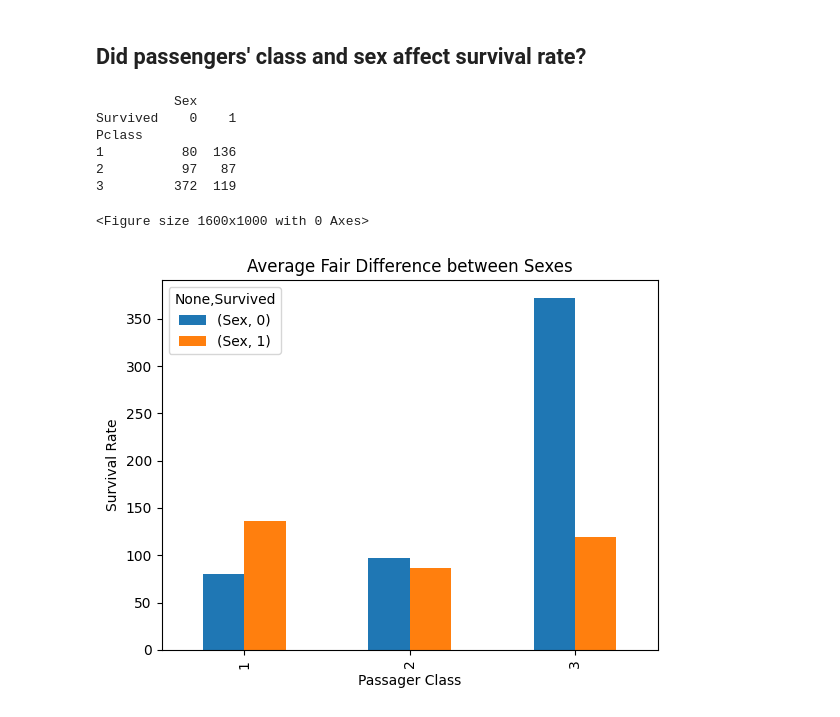
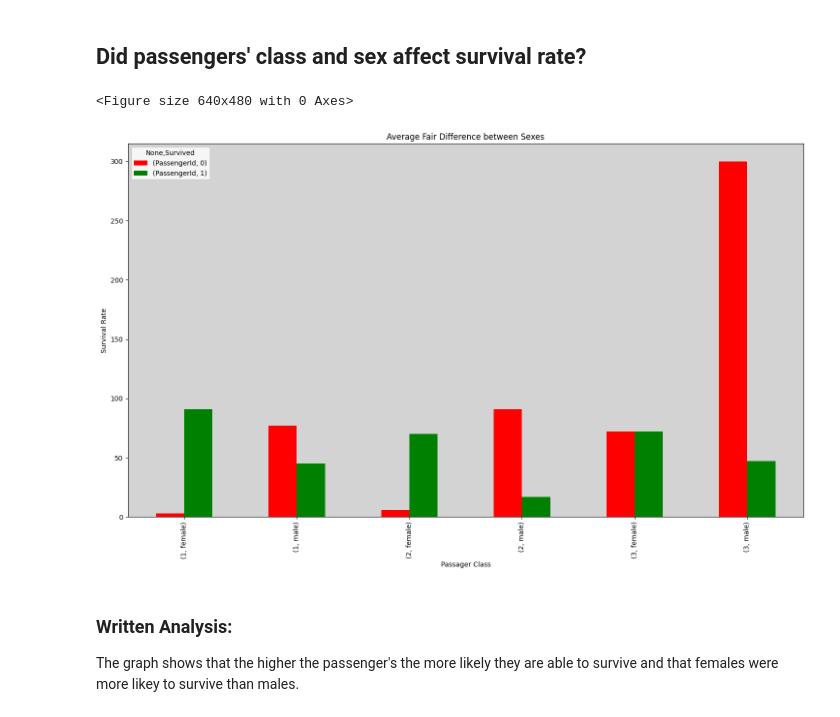
Before and after one commit to TrollFacedGamer/unit-3-data-science, a Jupyter notebook: 02_titanic.ipynb, the cells around one changed output. Saved outputs shown, nothing was run; the diff lists cells and outputs as text; code cells hidden in the pictures.

```diff
--- a/02_titanic.ipynb
+++ b/02_titanic.ipynb
@@ -113,22 +119,19 @@ SibSp
 # %% [markdown]
 ## Did passengers' class and sex affect survival rate?
 # %%
-survival = titanic_df.groupby(["Pclass", "Survived"])[["Sex"]].count().unstack()
+survival = titanic_df.groupby([ "Pclass", "Sex", "Survived"])[["PassengerId"]].count().unstack() #create unstacked groupby list
 
-print(survival)
-
-plt.figure(figsize=(16, 10)) # set figure size
-survival.plot.bar()
+plt.figure(facecolor="blue") #set figure color to light blue
+survival.plot.bar(figsize=(18, 10), color=["red", "green"]) #create graph with figsize + color
 plt.title('Average Fair Difference between Sexes') #write title
 plt.xlabel('Passager Class') #write x label
 plt.ylabel('Survival Rate') #write y label
+
+plt.gca().set_facecolor('lightgray') #set inner background to lightgray
 plt.show() #starts loop, find currently active figure objects, and opens >=1 interactive windows that display figure(s) active figure objects, and opens >=1 interactive windows that display figure(s)
 # %% [output]
-          Sex
-Survived    0    1
-Pclass
-1          80  136
-2          97   87
-3         372  119
+<Figure size 640x480 with 0 Axes>
-<Figure size 1600x1000 with 0 Axes>
-[figure, old version]
+[figure, new version]
+# %% [markdown]
+### Written Analysis:
+The graph shows that the higher the passenger's the more likely they are able to survive and that females were more likey to survive than males.
```
Also changed, not shown: parts of 8 cells of this notebook.
